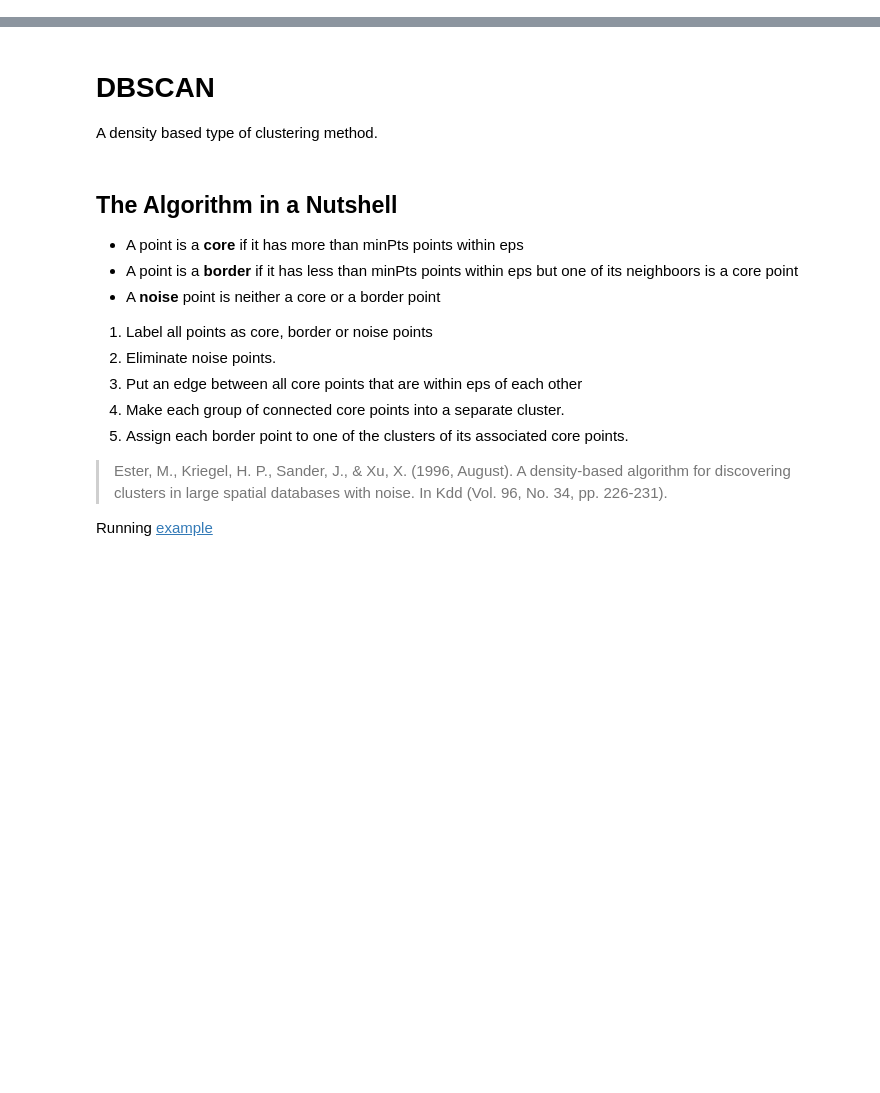
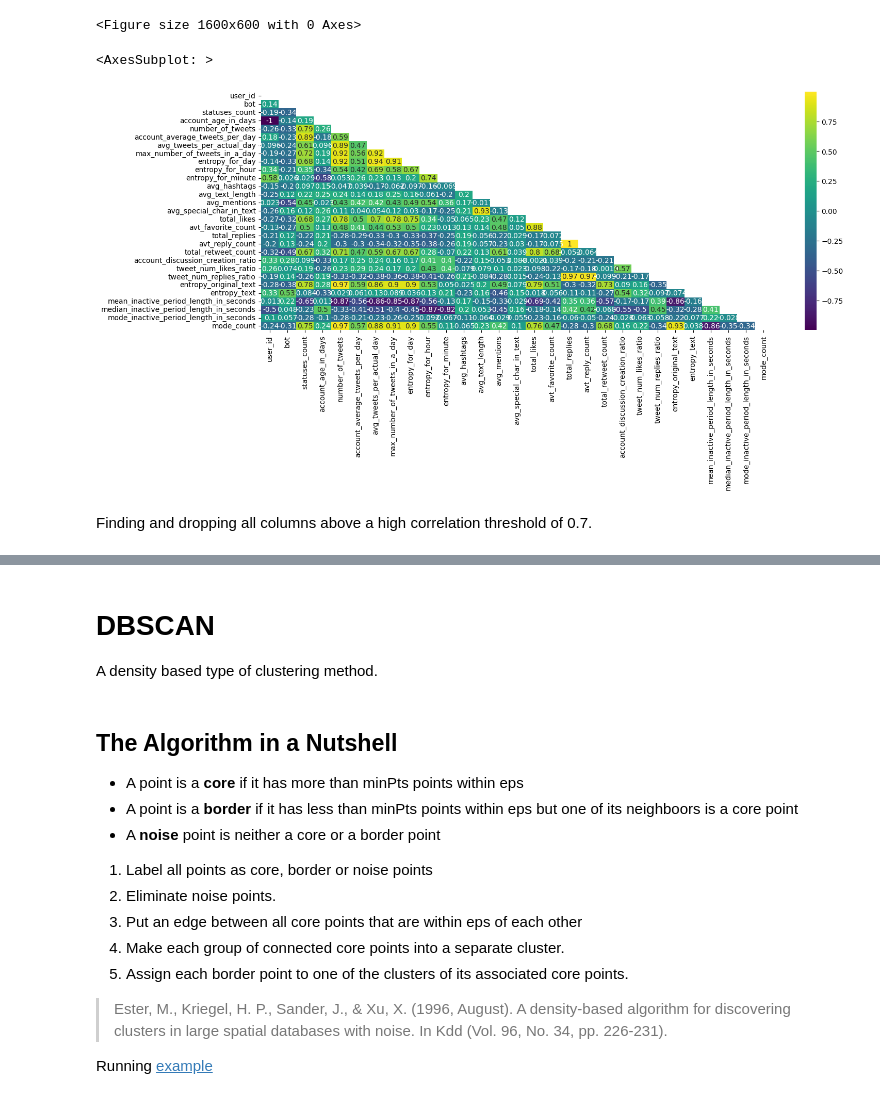
Before and after one commit to The-seven-dwarfs/DataMining-Group7, a Jupyter notebook: 2.2-DBSCAN_clustering.ipynb, the cells around one changed output, grey strips where cells are left out. Drawn from its saved outputs; the diff is of its cells as text; code cells hidden in the pictures; blank space fills up the shorter version.

```diff
--- a/2.2-DBSCAN_clustering.ipynb
+++ b/2.2-DBSCAN_clustering.ipynb
@@ -113,0 +148,11 @@ users_df.drop(columns=["name", "lang", "created_at", "day_with_most_tweets"], in
+# %%
+dfCorr = users_df.corr(method="spearman", numeric_only=True)
+plt.figure(figsize=(16,6))
+sns.heatmap(dfCorr, annot=True, cmap="viridis",mask=np.triu(dfCorr))
+plt.show()
+# %% [output]
+<Figure size 1600x600 with 0 Axes>
+<AxesSubplot: >
+[figure, added]
+# %% [markdown]
+Finding and dropping all columns above a high correlation threshold of 0.7.
```
Also changed, not shown: parts of 11 cells of this notebook.
